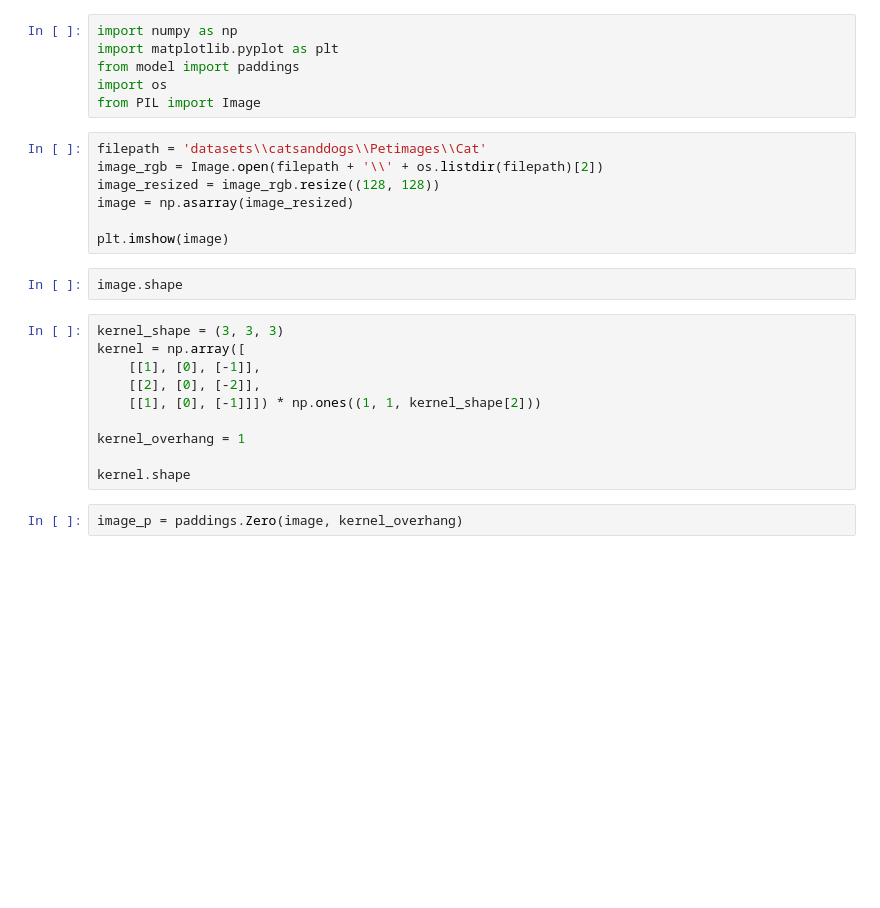
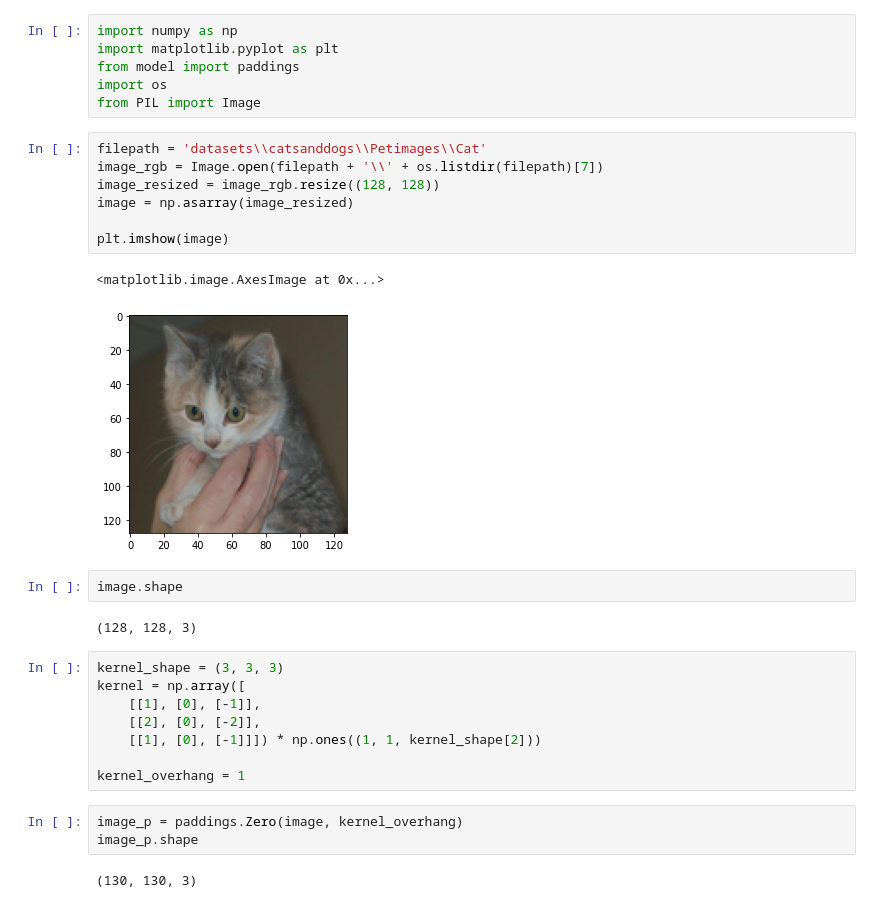
Before and after one commit to dakofler/Compyute, a Jupyter notebook: test_convolution.ipynb, the cells around one changed output. Cells and saved outputs as stored; diff of their text form; blank space fills up the shorter version.

```diff
--- a/test_convolution.ipynb
+++ b/test_convolution.ipynb
@@ -6,13 +6,18 @@ import os
 from PIL import Image
 # %%
 filepath = 'datasets\\catsanddogs\\Petimages\\Cat'
-image_rgb = Image.open(filepath + '\\' + os.listdir(filepath)[2])
+image_rgb = Image.open(filepath + '\\' + os.listdir(filepath)[7])
 image_resized = image_rgb.resize((128, 128))
 image = np.asarray(image_resized)
 
 plt.imshow(image)
+# %% [output]
+<matplotlib.image.AxesImage at 0x...>
+[figure, added]
 # %%
 image.shape
+# %% [output]
+(128, 128, 3)
 # %%
 kernel_shape = (3, 3, 3)
 kernel = np.array([
@@ -21,10 +26,11 @@ kernel = np.array([
     [[1], [0], [-1]]]) * np.ones((1, 1, kernel_shape[2]))
 
 kernel_overhang = 1
-
-kernel.shape
 # %%
 image_p = paddings.Zero(image, kernel_overhang)
+image_p.shape
+# %% [output]
+(130, 130, 3)
 # %%
 stride = 1
 kernel_overhang = int((kernel.shape[0] - 1) / 2)
```
Also changed, not shown: parts of 1 cell of this notebook, 4 other files.
